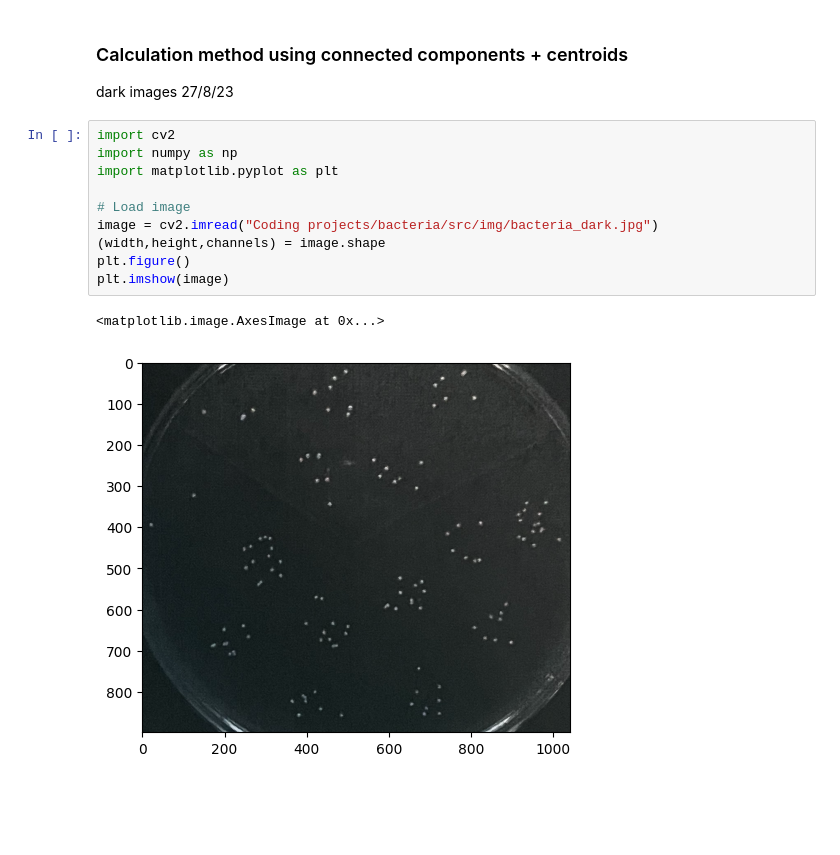
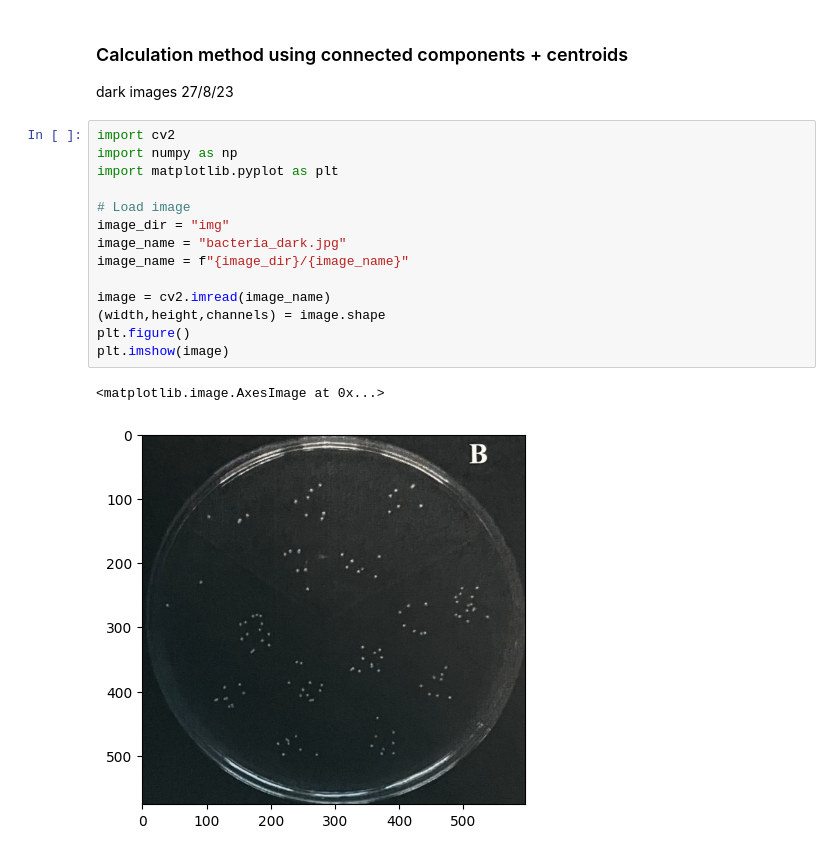
Before and after one commit to pryjmi/bacteria-counter, a Jupyter notebook: src/connected_components.ipynb, the cells around one changed output. Cells and saved outputs as stored; diff of their text form; blank space fills up the shorter version.

Commit message:
edit source image

```diff
--- a/src/connected_components.ipynb
+++ b/src/connected_components.ipynb
@@ -5,16 +5,20 @@ dark images
 # %%
 import cv2
 import numpy as np
 import matplotlib.pyplot as plt
 
 # Load image
-image = cv2.imread("Coding projects/bacteria/src/img/bacteria_dark.jpg")
+image_dir = "img"
+image_name = "bacteria_dark.jpg"
+image_name = f"{image_dir}/{image_name}"
+
+image = cv2.imread(image_name)
 (width,height,channels) = image.shape
 plt.figure()
 plt.imshow(image)
 # %% [output]
 <matplotlib.image.AxesImage at 0x...>
-[figure, old version]
+[figure, new version]
 # %%
 # Apply grayscale, Gaussian Blur, Otsu's threshold
 gray = cv2.cvtColor(image, cv2.COLOR_BGR2GRAY)
```
Also changed, not shown: parts of 2 cells of this notebook.
